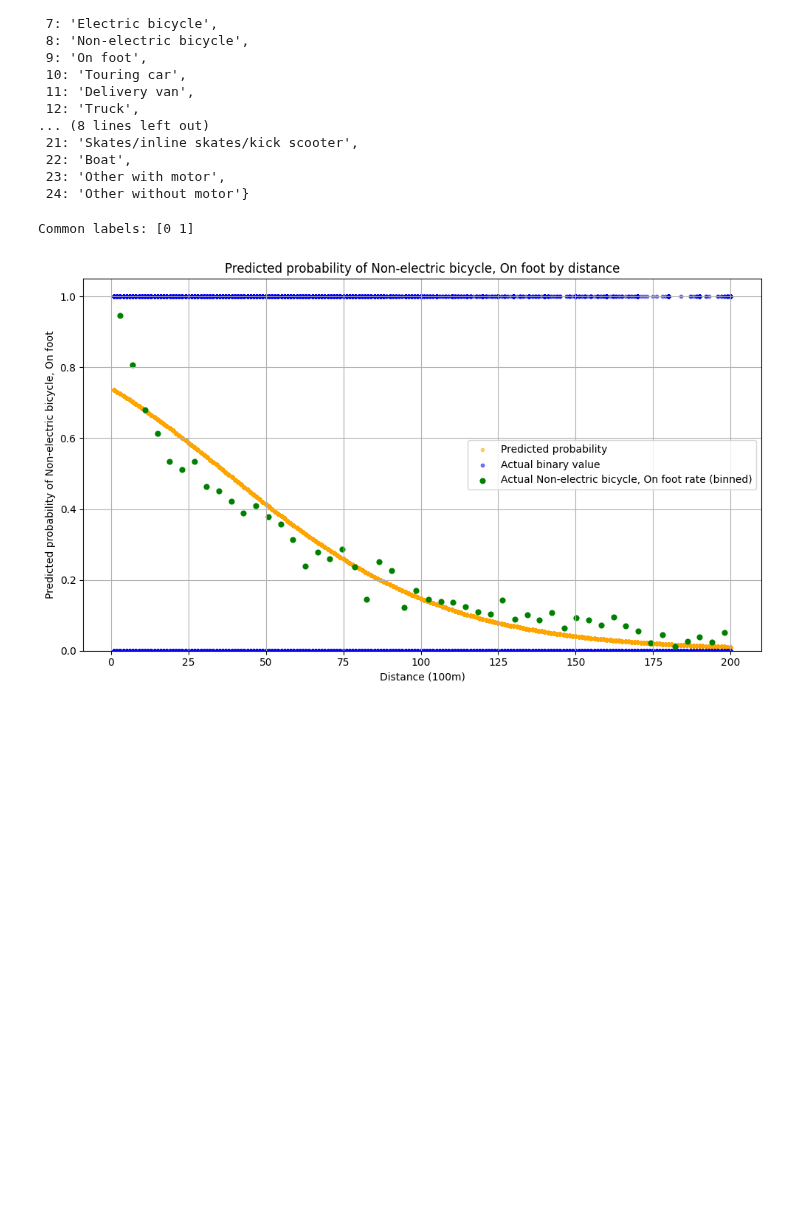
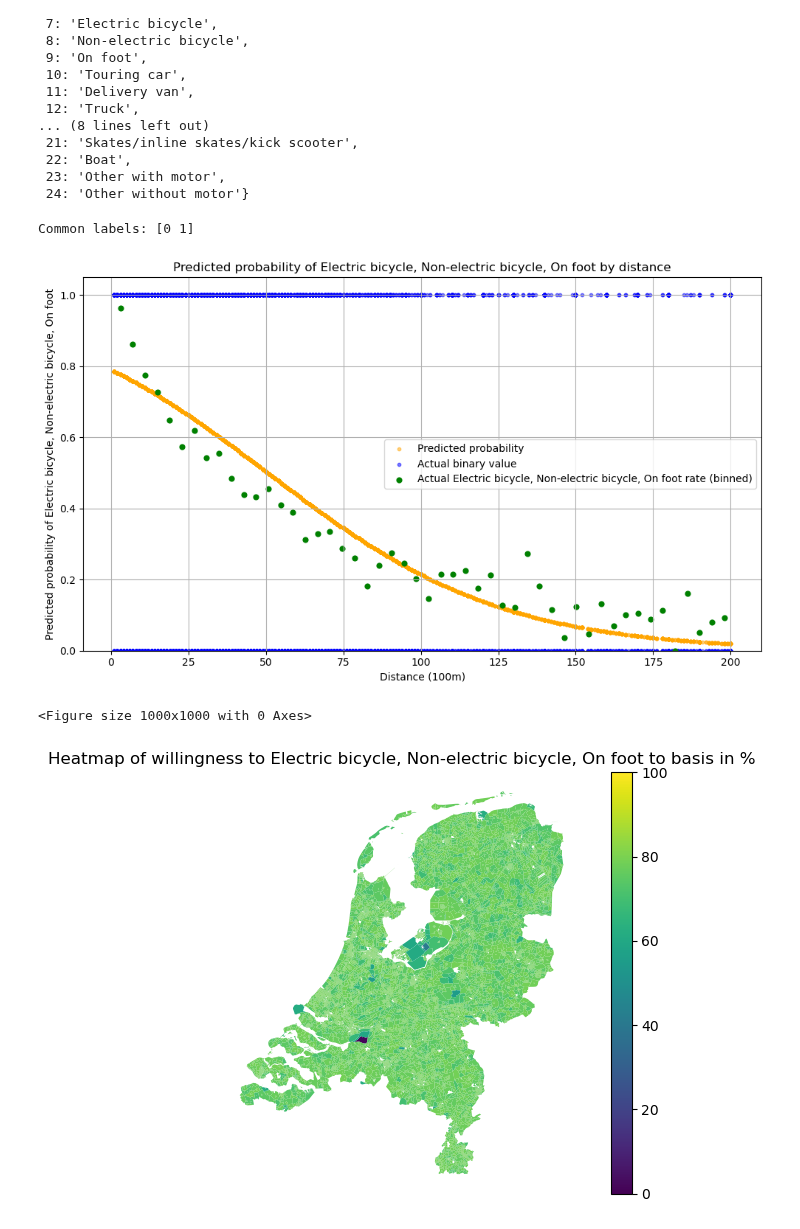
Before and after one commit to FabianScott/Design-of-AI-driven-business-operation, a Jupyter notebook: Topic2/exploration_binary.ipynb, the cells around one changed output. Saved outputs shown, nothing was run; the diff lists cells and outputs as text; code cells hidden in the pictures; blank space fills up the shorter version.

Commit message:
fixed plot title combined heatmap

```diff
--- a/Topic2/exploration_binary.ipynb
+++ b/Topic2/exploration_binary.ipynb
@@ -91,30 +108,33 @@ transport_modes
  23: 'Other with motor',
  24: 'Other without motor'}
 # %%
-combined_modes = [[8, 9]]
+combined_modes = [[7,8,9]]
 for tm in combined_modes:
     transport_mode_str = ", ".join([transport_modes[tm_] for tm_ in tm])
     pipeline_combined, _ = run_binary_regression(
         df_all,
         test_size=0.2,
         transport_modes_predict=tm,
         motives=motives,
         max_dist=max_dist,
         savename=f"graphics/classification_results/binary_regression/{motives}/{transport_mode_str.replace(r'/', ' or ')}_{max_dist}",
     )
 
     plot_willingness_by_buurt_heatmap(
     punt2="basis",
     mode="fiets",
     location=None,
     savename=f"graphics/nl_maps/binary{transport_mode_str}_willingness.png",
+    transport_mode_str = transport_mode_str,
     willingness_function=binary_pipeline_as_willingness_function,
     multiply_by_population=False,
     pipeline=pipeline_combined,
 )
 # %% [output]
 Common labels: [0 1]
-[figure, old version]
+[figure, new version]
+<Figure size 1000x1000 with 0 Axes>
+[figure, added]
 # %%
 from codebase import plot_willingness_by_buurt_heatmap
 plot_willingness_by_buurt_heatmap(
```
Also changed, not shown: parts of 4 cells of this notebook, 54 other files.
